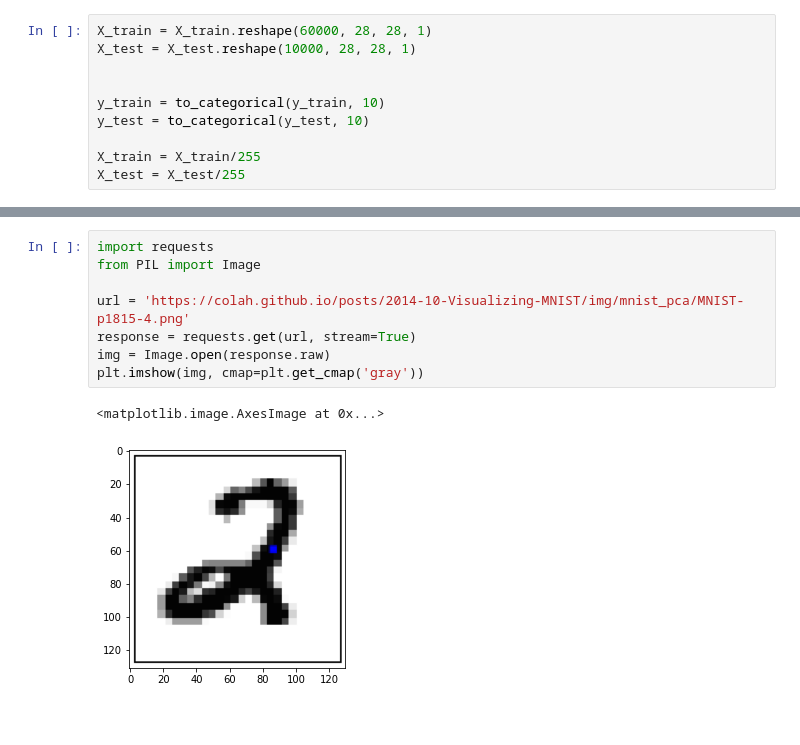
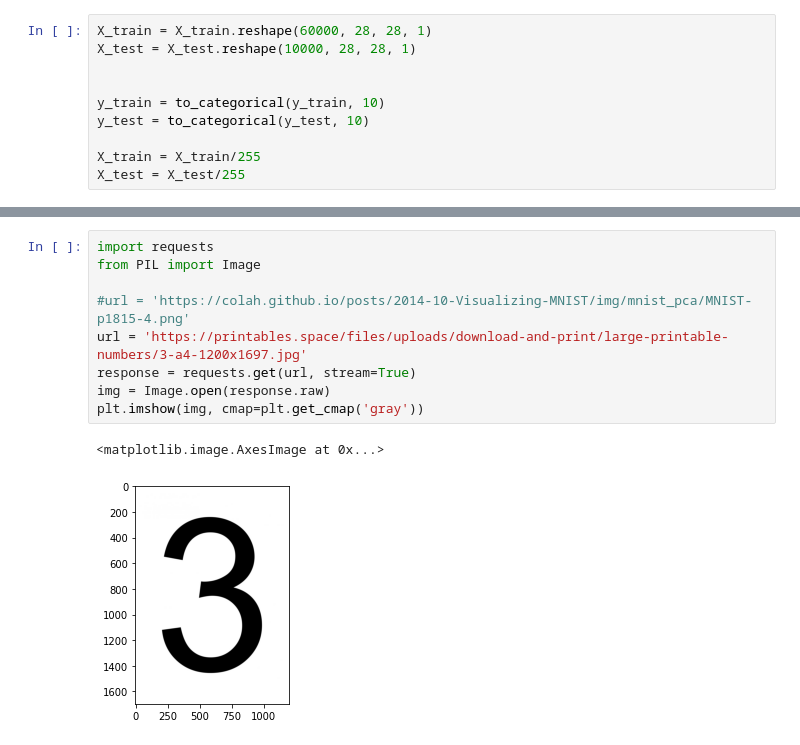
Before and after one commit to RizwanRumi/Deep_Learning_python, a Jupyter notebook: Deep_Neural_Network/CNN.ipynb, the cells around one changed output, grey strips where cells are left out. Saved outputs shown, nothing was run; the diff lists cells and outputs as text.

```diff
--- a/Deep_Neural_Network/CNN.ipynb
+++ b/Deep_Neural_Network/CNN.ipynb
@@ -156,14 +158,15 @@ Test accuracy: 0.9864000082015991
 # %%
 import requests
 from PIL import Image
 
-url = 'https://colah.github.io/posts/2014-10-Visualizing-MNIST/img/mnist_pca/MNIST-p1815-4.png'
+#url = 'https://colah.github.io/posts/2014-10-Visualizing-MNIST/img/mnist_pca/MNIST-p1815-4.png'
+url = 'https://printables.space/files/uploads/download-and-print/large-printable-numbers/3-a4-1200x1697.jpg'
 response = requests.get(url, stream=True)
 img = Image.open(response.raw)
 plt.imshow(img, cmap=plt.get_cmap('gray'))
 # %% [output]
 <matplotlib.image.AxesImage at 0x...>
-[figure, old version]
+[figure, new version]
 # %%
 import cv2
 
```
Also changed, not shown: parts of 12 cells of this notebook.
